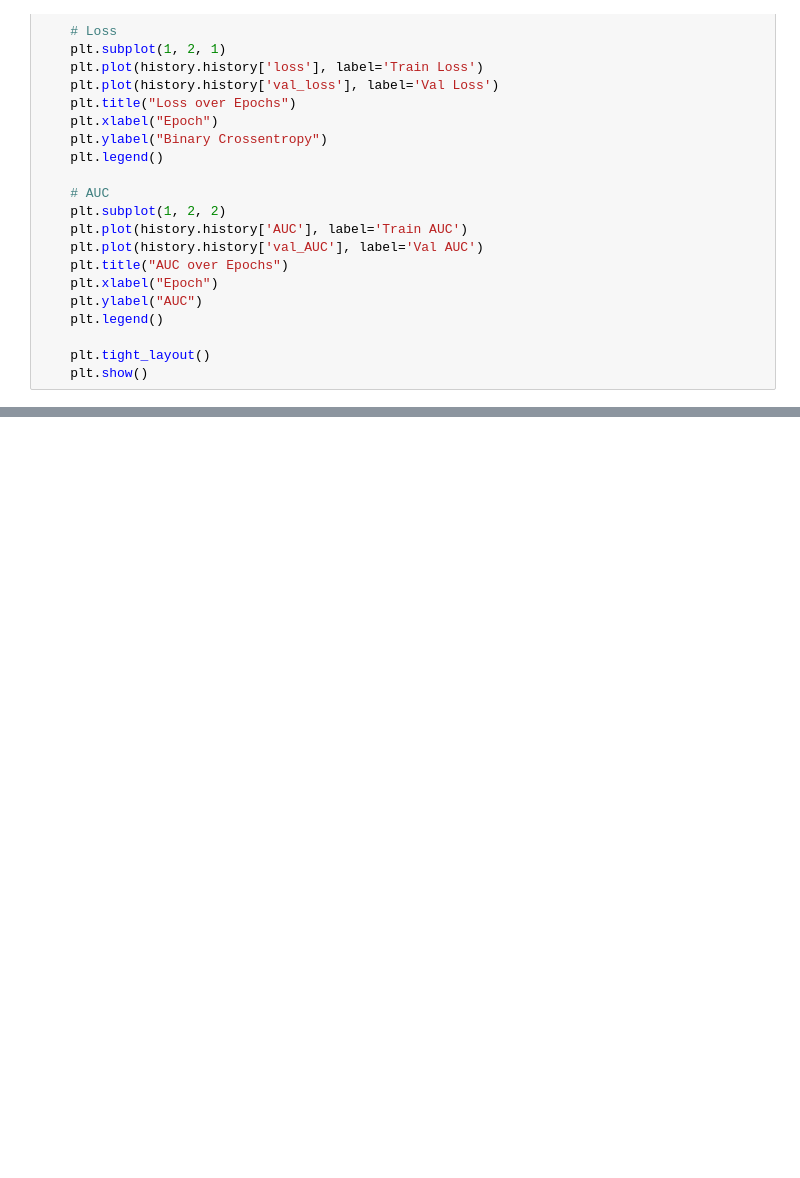
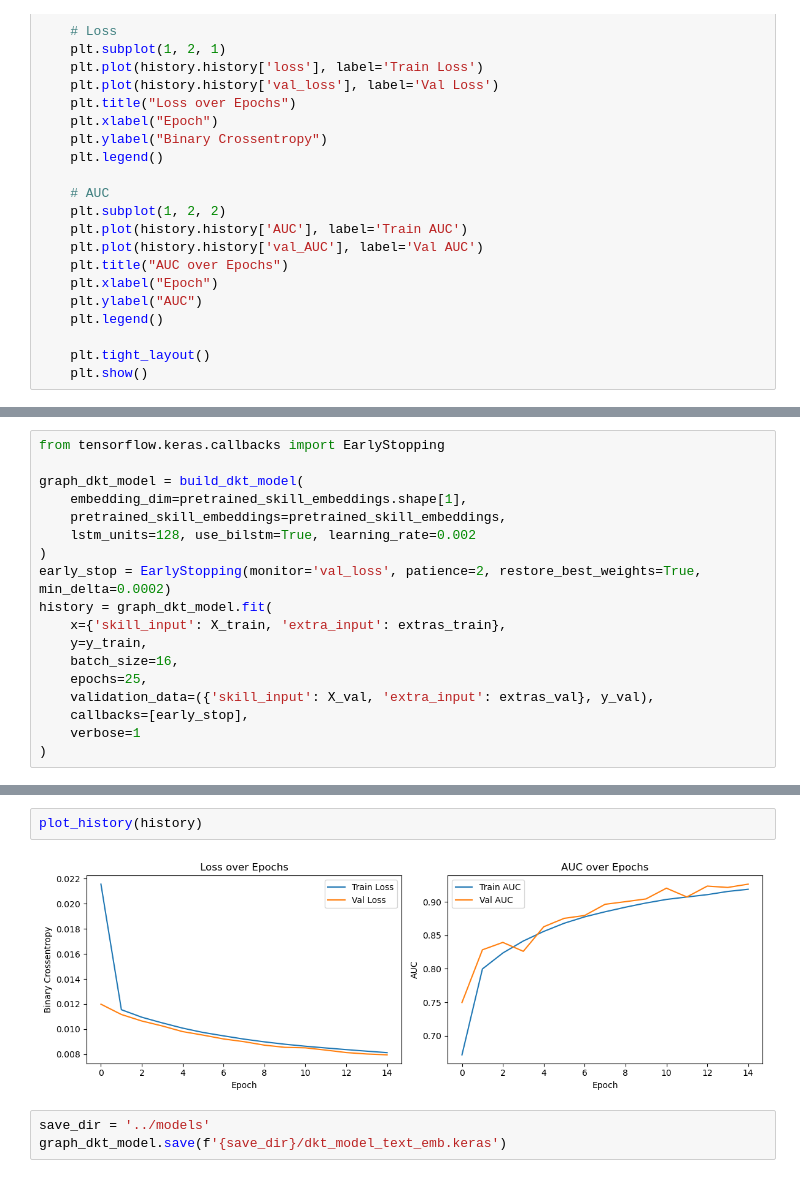
Before and after one commit to somtee99/personalized_learning_rl, a Jupyter notebook: agents/student_lstm_agent.ipynb, the cells around one changed output, grey strips where cells are left out. Cells and saved outputs as stored; diff of their text form; blank space fills up the shorter version.

```diff
--- a/agents/student_lstm_agent.ipynb
+++ b/agents/student_lstm_agent.ipynb
@@ -432,0 +496,18 @@ FileNotFoundError: [Errno 2] No such file or directory: './models/dkt_model.kera
+# %%
+from tensorflow.keras.callbacks import EarlyStopping
+
+graph_dkt_model = build_dkt_model(
+    embedding_dim=pretrained_skill_embeddings.shape[1],
+    pretrained_skill_embeddings=pretrained_skill_embeddings,
+    lstm_units=128, use_bilstm=True, learning_rate=0.002
+)
+early_stop = EarlyStopping(monitor='val_loss', patience=2, restore_best_weights=True, min_delta=0.0002)
+history = graph_dkt_model.fit(
+    x={'skill_input': X_train, 'extra_input': extras_train},
+    y=y_train,
+    batch_size=16,
+    epochs=25,
+    validation_data=({'skill_input': X_val, 'extra_input': extras_val}, y_val),
+    callbacks=[early_stop],
+    verbose=1
+)
@@ -432,0 +532,7 @@ FileNotFoundError: [Errno 2] No such file or directory: './models/dkt_model.kera
+# %%
+plot_history(history)
+# %% [output]
+[figure, added]
+# %%
+save_dir = '../models'
+graph_dkt_model.save(f'{save_dir}/dkt_model_text_emb.keras')
```
Also changed, not shown: parts of 22 cells of this notebook, 1 other file.
